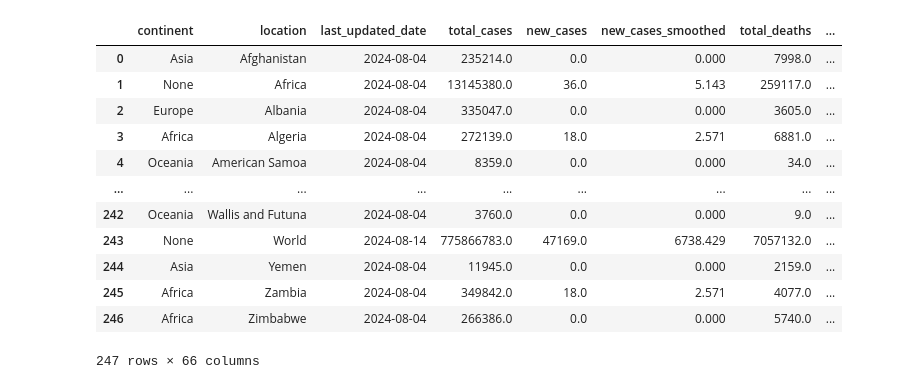
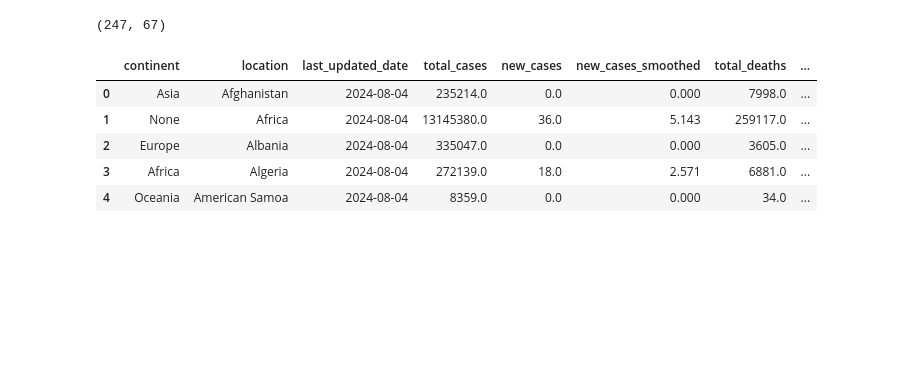
Before and after one commit to mrmyothet/mmdt-datacamp-de, a Jupyter notebook: week_7/read_json.ipynb, the cells around one changed output. Drawn from its saved outputs; the diff is of its cells as text; code cells hidden in the pictures; blank space fills up the shorter version.

```diff
--- a/week_7/read_json.ipynb
+++ b/week_7/read_json.ipynb
@@ -26,22 +23,20 @@ result_df = pd.DataFrame()
 for key in raw_data.keys():
     row = raw_data[key]
     row_df = pd.json_normalize(row)
+    row_df['country_code'] = key
     result_df = pd.concat([result_df, row_df], ignore_index=True)
 
-assert new_df.shape == (247, 66), "dataframe is incorrect shape"
-
-result_df
+assert result_df.shape == (247, 67), "dataframe is incorrect shape"
-# %% [output]
-|  | continent | location | last_updated_date | total_cases | new_cases | new_cases_smoothed | total_deaths | ... |
-| 0 | Asia | Afghanistan | 2024-08-04 | 235214.0 | 0.0 | 0.000 | 7998.0 | ... |
-| 1 | None | Africa | 2024-08-04 | 13145380.0 | 36.0 | 5.143 | 259117.0 | ... |
-| 2 | Europe | Albania | 2024-08-04 | 335047.0 | 0.0 | 0.000 | 3605.0 | ... |
-| 3 | Africa | Algeria | 2024-08-04 | 272139.0 | 18.0 | 2.571 | 6881.0 | ... |
-| 4 | Oceania | American Samoa | 2024-08-04 | 8359.0 | 0.0 | 0.000 | 34.0 | ... |
-| ... | ... | ... | ... | ... | ... | ... | ... | ... |
-| 242 | Oceania | Wallis and Futuna | 2024-08-04 | 3760.0 | 0.0 | 0.000 | 9.0 | ... |
-| 243 | None | World | 2024-08-14 | 775866783.0 | 47169.0 | 6738.429 | 7057132.0 | ... |
-| 244 | Asia | Yemen | 2024-08-04 | 11945.0 | 0.0 | 0.000 | 2159.0 | ... |
-| 245 | Africa | Zambia | 2024-08-04 | 349842.0 | 18.0 | 2.571 | 4077.0 | ... |
-| 246 | Africa | Zimbabwe | 2024-08-04 | 266386.0 | 0.0 | 0.000 | 5740.0 | ... |
-247 rows × 66 columns
+# %%
+result_df.shape
+# %% [output]
+(247, 67)
+# %%
+result_df.head()
+# %% [output]
+|  | continent | location | last_updated_date | total_cases | new_cases | new_cases_smoothed | total_deaths | ... |
+| 0 | Asia | Afghanistan | 2024-08-04 | 235214.0 | 0.0 | 0.000 | 7998.0 | ... |
+| 1 | None | Africa | 2024-08-04 | 13145380.0 | 36.0 | 5.143 | 259117.0 | ... |
+| 2 | Europe | Albania | 2024-08-04 | 335047.0 | 0.0 | 0.000 | 3605.0 | ... |
+| 3 | Africa | Algeria | 2024-08-04 | 272139.0 | 18.0 | 2.571 | 6881.0 | ... |
+| 4 | Oceania | American Samoa | 2024-08-04 | 8359.0 | 0.0 | 0.000 | 34.0 | ... |
```
Also changed, not shown: parts of 13 cells of this notebook, 1 other file.
